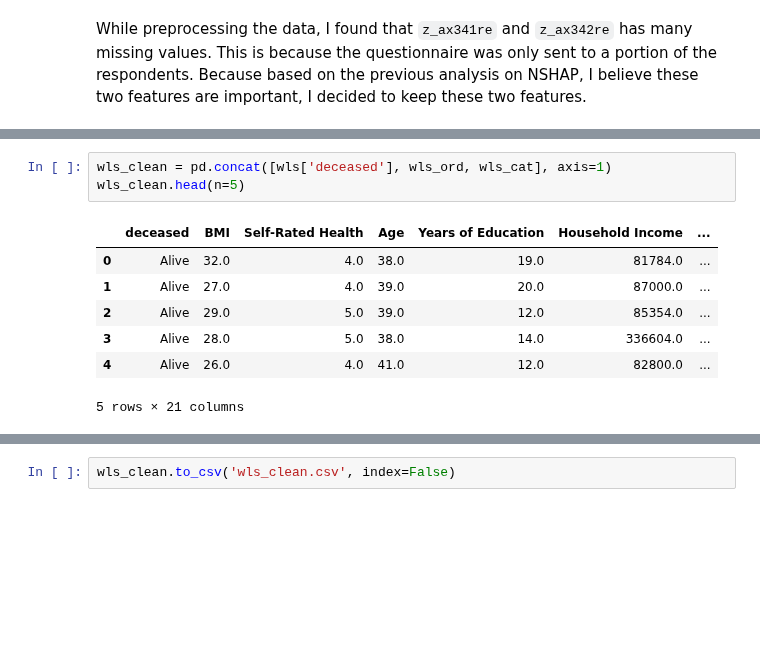
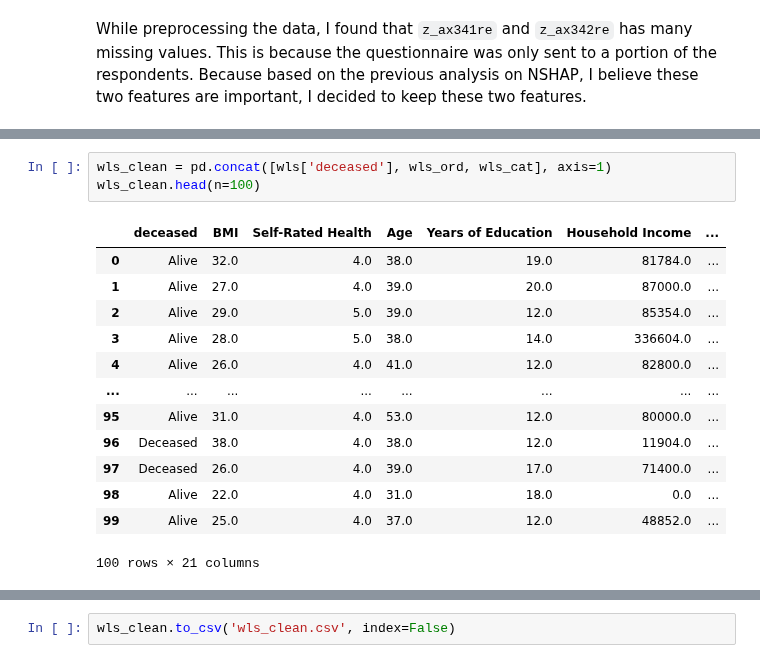
Before and after one commit to yiang-li/Predicting-Mortality-Machine-Learning, a Jupyter notebook: code_wls.ipynb, the cells around one changed output, grey strips where cells are left out. Drawn from its saved outputs; the diff is of its cells as text; blank space fills up the shorter version.

```diff
--- a/code_wls.ipynb
+++ b/code_wls.ipynb
@@ -122,12 +133,18 @@ Fixed missing on diabetes 4458
 9949 rows × 11 columns
 # %%
 wls_clean = pd.concat([wls['deceased'], wls_ord, wls_cat], axis=1)
-wls_clean.head(n=5)
+wls_clean.head(n=100)
 # %% [output]
 |  | deceased | BMI | Self-Rated Health | Age | Years of Education | Household Income | ... |
 | 0 | Alive | 32.0 | 4.0 | 38.0 | 19.0 | 81784.0 | ... |
 | 1 | Alive | 27.0 | 4.0 | 39.0 | 20.0 | 87000.0 | ... |
 | 2 | Alive | 29.0 | 5.0 | 39.0 | 12.0 | 85354.0 | ... |
 | 3 | Alive | 28.0 | 5.0 | 38.0 | 14.0 | 336604.0 | ... |
 | 4 | Alive | 26.0 | 4.0 | 41.0 | 12.0 | 82800.0 | ... |
+| ... | ... | ... | ... | ... | ... | ... | ... |
+| 95 | Alive | 31.0 | 4.0 | 53.0 | 12.0 | 80000.0 | ... |
+| 96 | Deceased | 38.0 | 4.0 | 38.0 | 12.0 | 11904.0 | ... |
+| 97 | Deceased | 26.0 | 4.0 | 39.0 | 17.0 | 71400.0 | ... |
+| 98 | Alive | 22.0 | 4.0 | 31.0 | 18.0 | 0.0 | ... |
+| 99 | Alive | 25.0 | 4.0 | 37.0 | 12.0 | 48852.0 | ... |
-5 rows × 21 columns
+100 rows × 21 columns
```
Also changed, not shown: parts of 24 cells of this notebook, 5 other files.
